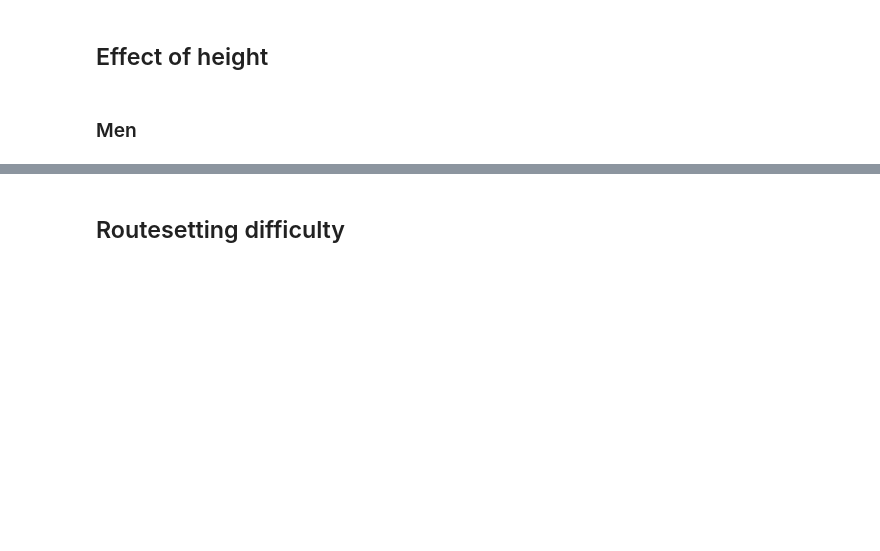
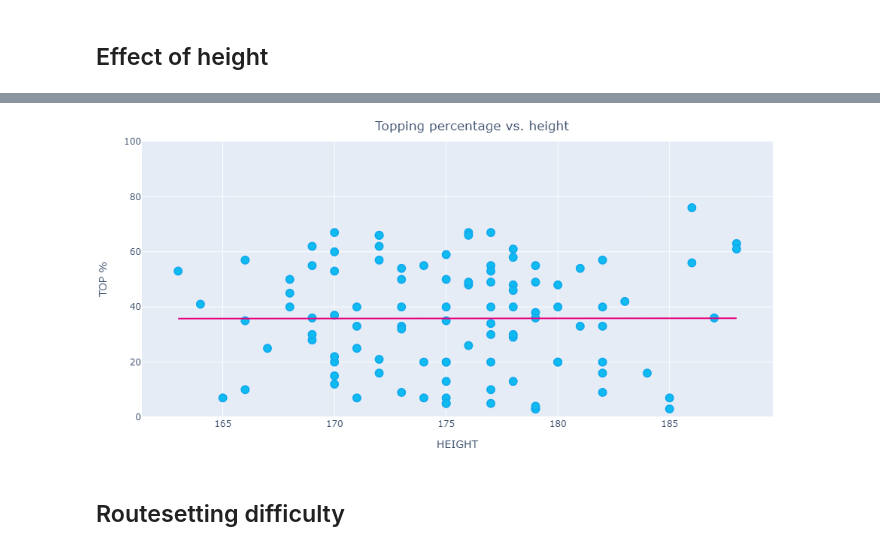
Before and after one commit to stanrusak/climbingstats, a Jupyter notebook: bouldering.ipynb, the cells around one changed output, grey strips where cells are left out. Saved outputs shown, nothing was run; the diff lists cells and outputs as text; code cells hidden in the pictures; blank space fills up the shorter version.

```diff
--- a/bouldering.ipynb
+++ b/bouldering.ipynb
@@ -159,8 +160,6 @@ fig = px.scatter(data, x="height", y="top_percentage", hover_name="name",
 
 fig.update_yaxes(range=(0,100))
 fig.update_traces(marker=dict(color=ifsc_blue, size=10, line=dict(color=ifsc_blue_dark,width=2)))
-fig.update_layout(margin=dict(l=20, r=20, t=20, b=20))
-display(HTML(f'<h3>{sex}</h3>'))
-fig.show()
+fig.update_layout(margin=dict(l=50, r=100, t=30, b=20), title="Topping percentage vs. height",title_x=0.5, width=1000)
+img = fig.show('png')
 # %% [output]
-Men
@@ -169,3 +166,4 @@ Men
+[figure, added]
 # %% [markdown]
 ## Routesetting difficulty
 # %%
```
Also changed, not shown: parts of 8 cells of this notebook.
